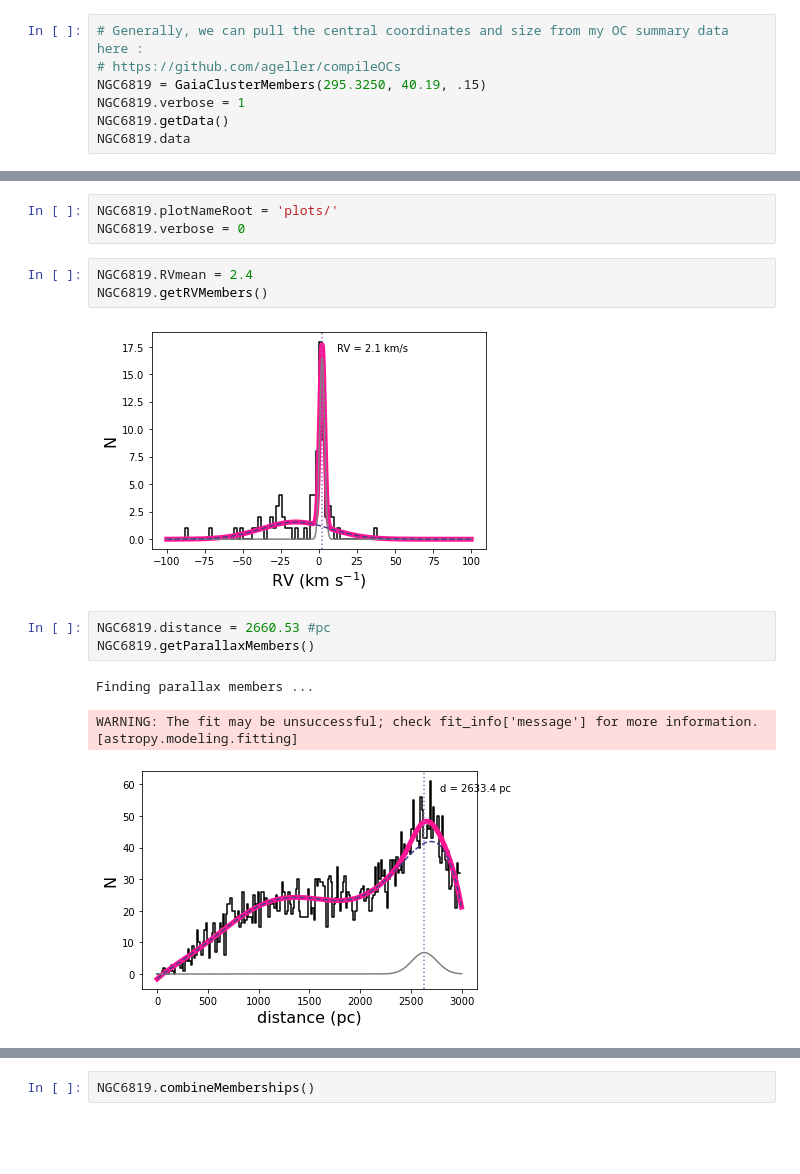
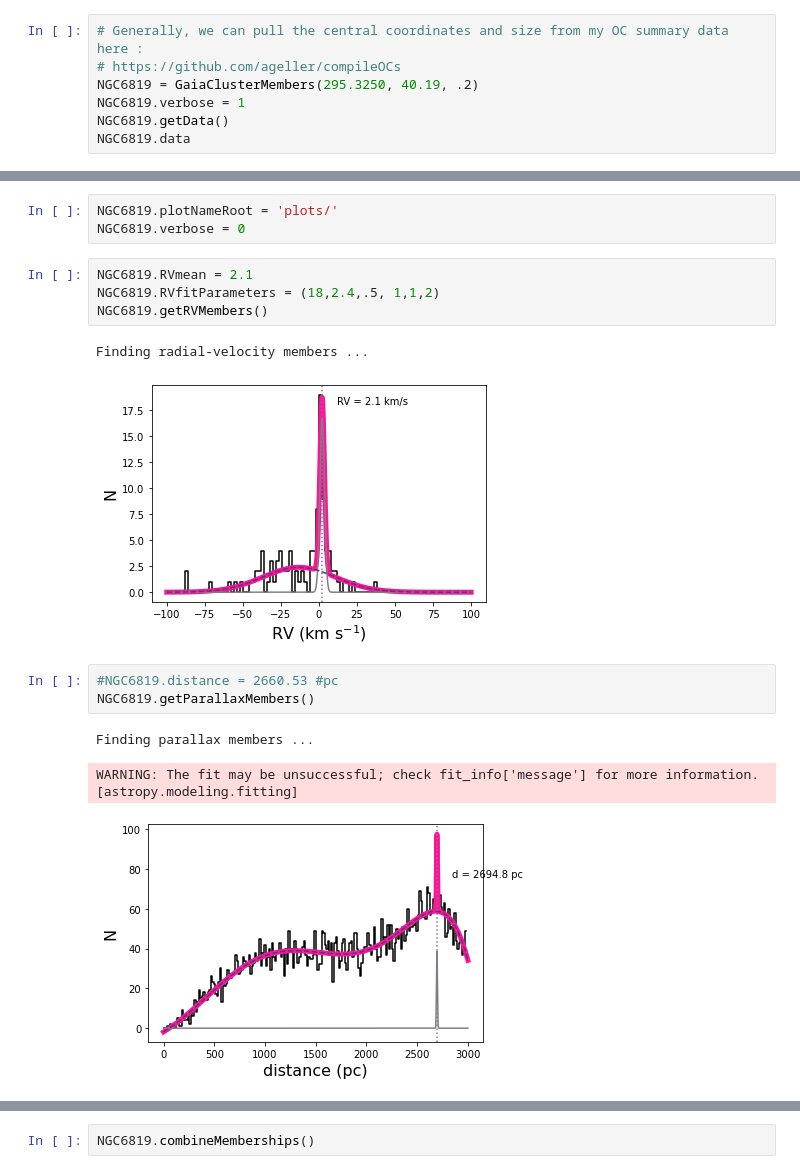
Before and after one commit to Clairezy/BASE9_utils, a Jupyter notebook: getGaiaData/genBASE9PhotFile.ipynb, the cells around one changed output, grey strips where cells are left out. Saved outputs shown, nothing was run; the diff lists cells and outputs as text; blank space fills up the shorter version.

Commit message:
added RVfitparameters

```diff
--- a/getGaiaData/genBASE9PhotFile.ipynb
+++ b/getGaiaData/genBASE9PhotFile.ipynb
@@ -52,7 +33,7 @@ The autoreload extension is already loaded. To reload it, use:
 # %%
 # Generally, we can pull the central coordinates and size from my OC summary data here :
 # https://github.com/ageller/compileOCs
-NGC6819 = GaiaClusterMembers(295.3250, 40.19, .15)
+NGC6819 = GaiaClusterMembers(295.3250, 40.19, .2)
 NGC6819.verbose = 1
 NGC6819.getData()
 NGC6819.data
@@ -96,17 +77,19 @@ ax.set_xlim(-2,4)
 NGC6819.plotNameRoot = 'plots/'
 NGC6819.verbose = 0
 # %%
-NGC6819.RVmean = 2.4
+NGC6819.RVmean = 2.1
+NGC6819.RVfitParameters = (18,2.4,.5, 1,1,2)
 NGC6819.getRVMembers()
 # %% [output]
+Finding radial-velocity members ...
-[figure, old version]
+[figure, new version]
 # %%
-NGC6819.distance = 2660.53 #pc
+#NGC6819.distance = 2660.53 #pc
 NGC6819.getParallaxMembers()
 # %% [output]
 Finding parallax members ...
 WARNING: The fit may be unsuccessful; check fit_info['message'] for more information. [astropy.modeling.fitting]
-[figure, old version]
+[figure, new version]
 # %%
 # this is very hard to fit for NGC 188!
 NGC6819.PMmean = [-3,-4]
```
Also changed, not shown: parts of 8 cells of this notebook, 5 other files.
